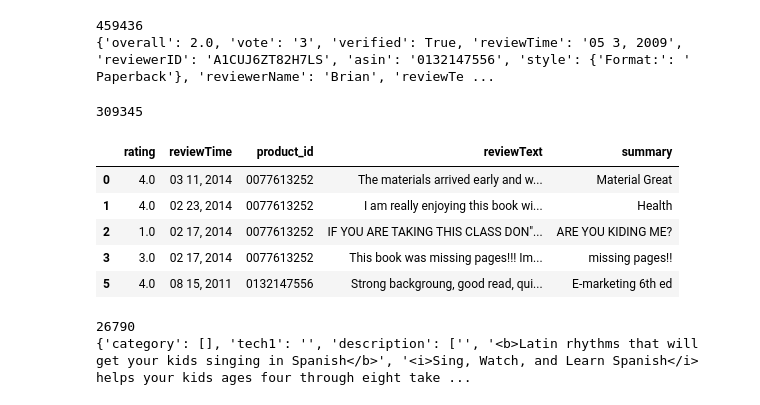
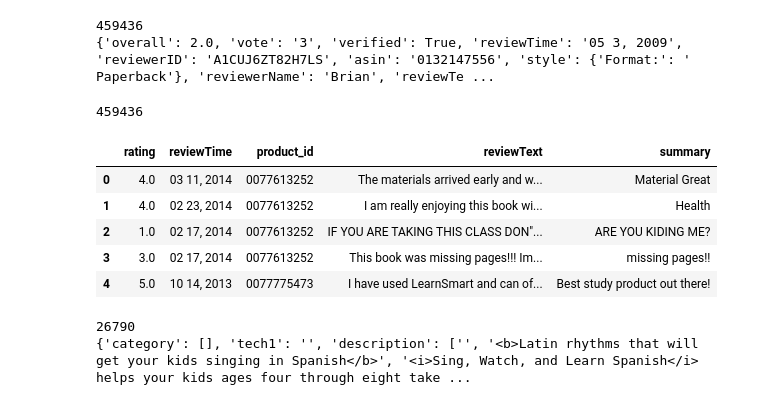
Before and after one commit to yinshinLi/CSE158_Assignment2, a Jupyter notebook: assignment2.ipynb, the cells around one changed output. Drawn from its saved outputs; the diff is of its cells as text; code cells hidden in the pictures.

```diff
--- a/assignment2.ipynb
+++ b/assignment2.ipynb
@@ -36,22 +36,23 @@ print(review_data[10])
 # %%
 # convert list into pandas dataframe
 
 all_products = {set}
 df_review = pd.DataFrame.from_dict(review_data)
 
 #filter out the non-verified reviews, and leave only the columns we want
-df_review = df_review[df_review['verified']==True][["overall", "reviewTime", "asin", "reviewText", "summary"]]
+# df_review = df_review[df_review['verified']==True][["overall", "reviewTime", "asin", "reviewText", "summary"]]
+df_review = df_review[["overall", "reviewTime", "asin", "reviewText", "summary"]]
 df_review = df_review.rename(columns={"asin": "product_id", "overall": "rating"})
 print(len(df_review))
 df_review.head()
 # %% [output]
-309345
+459436
 |  | rating | reviewTime | product_id | reviewText | summary |
 | 0 | 4.0 | 03 11, 2014 | 0077613252 | The materials arrived early and w... | Material Great |
 | 1 | 4.0 | 02 23, 2014 | 0077613252 | I am really enjoying this book wi... | Health |
 | 2 | 1.0 | 02 17, 2014 | 0077613252 | IF YOU ARE TAKING THIS CLASS DON"... | ARE YOU KIDING ME? |
 | 3 | 3.0 | 02 17, 2014 | 0077613252 | This book was missing pages!!! Im... | missing pages!! |
-| 5 | 4.0 | 08 15, 2011 | 0132147556 | Strong backgroung, good read, qui... | E-marketing 6th ed |
+| 4 | 5.0 | 10 14, 2013 | 0077775473 | I have used LearnSmart and can of... | Best study product out there! |
 # %%
 ### load the mega data
 
```
Also changed, not shown: parts of 10 cells of this notebook.
